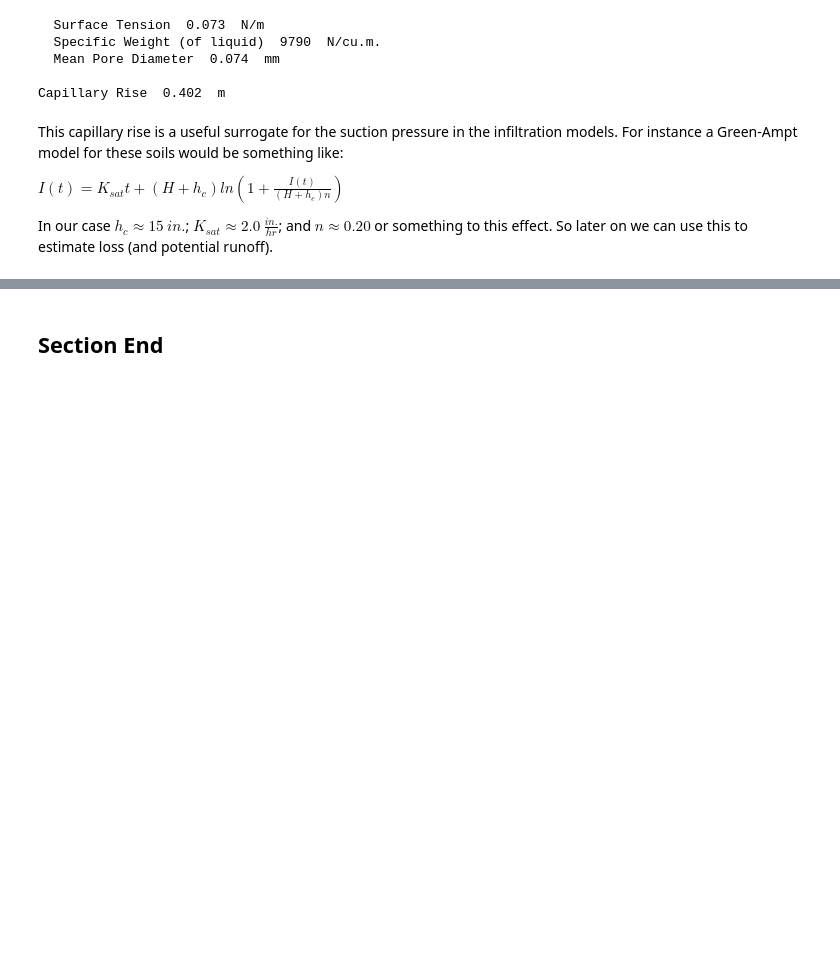
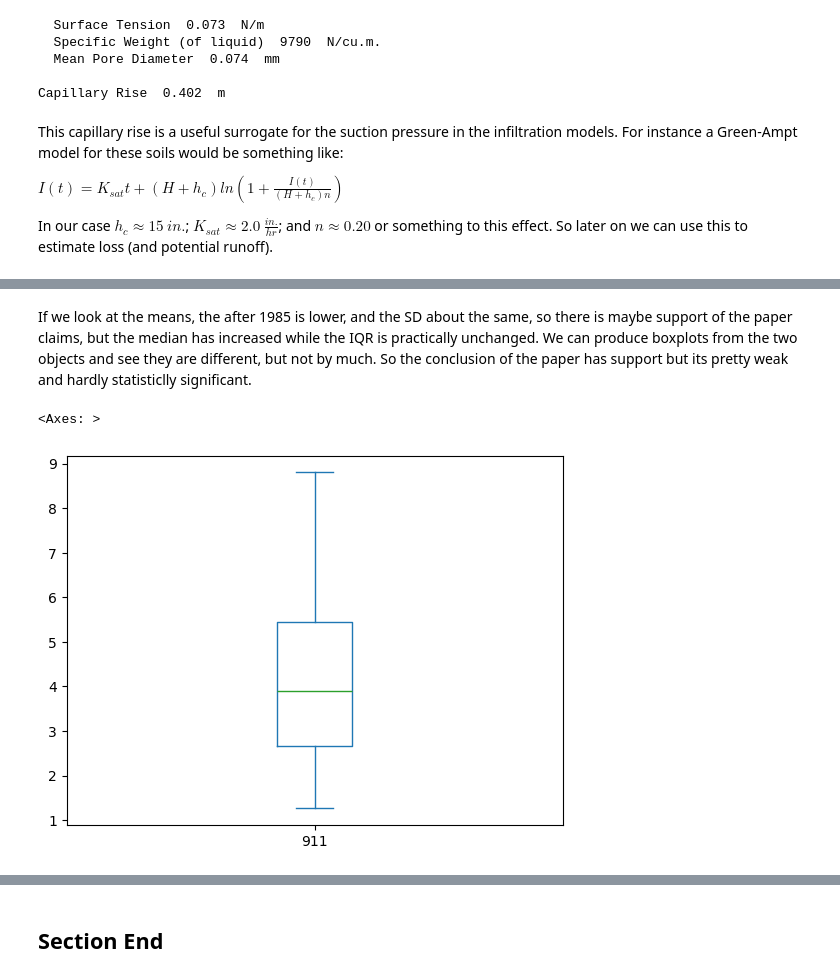
Before and after one commit to dustykat/ce-3354-webroot, a Jupyter notebook: hydrohandbook/chapters/03-infiltration/03-infiltration.ipynb, the cells around one changed output, grey strips where cells are left out. Saved outputs shown, nothing was run; the diff lists cells and outputs as text; code cells hidden in the pictures; blank space fills up the shorter version.

```diff
--- a/hydrohandbook/chapters/03-infiltration/03-infiltration.ipynb
+++ b/hydrohandbook/chapters/03-infiltration/03-infiltration.ipynb
@@ -498,0 +826,7 @@ An alternative is to use CN Generator Plug-In
+# %%
+evB485loc = evapdf['YYYY-MM']<'1985-04'  # filter before 1985
+evB485 = evapdf[evB485loc]
+ev85uploc = evapdf['YYYY-MM']>='1985-04' # filter after 1985
+ev85up= evapdf[ev85uploc]
+print(evB485.head())
+print(ev85up.head())
@@ -498,0 +877,7 @@ An alternative is to use CN Generator Plug-In
+# %% [markdown]
+If we look at the means, the after 1985 is lower, and the SD about the same, so there is maybe support of the paper claims, but the median has increased while the IQR is practically unchanged.  We can produce boxplots from the two objects and see they are different, but not by much.  So the conclusion of the paper has support but its pretty weak and hardly statisticlly significant.
+# %%
+evB485['911'].plot.box()
+# %% [output]
+<Axes: >
+[figure, added]
```
Also changed, not shown: parts of 39 cells of this notebook, 9 other files.
